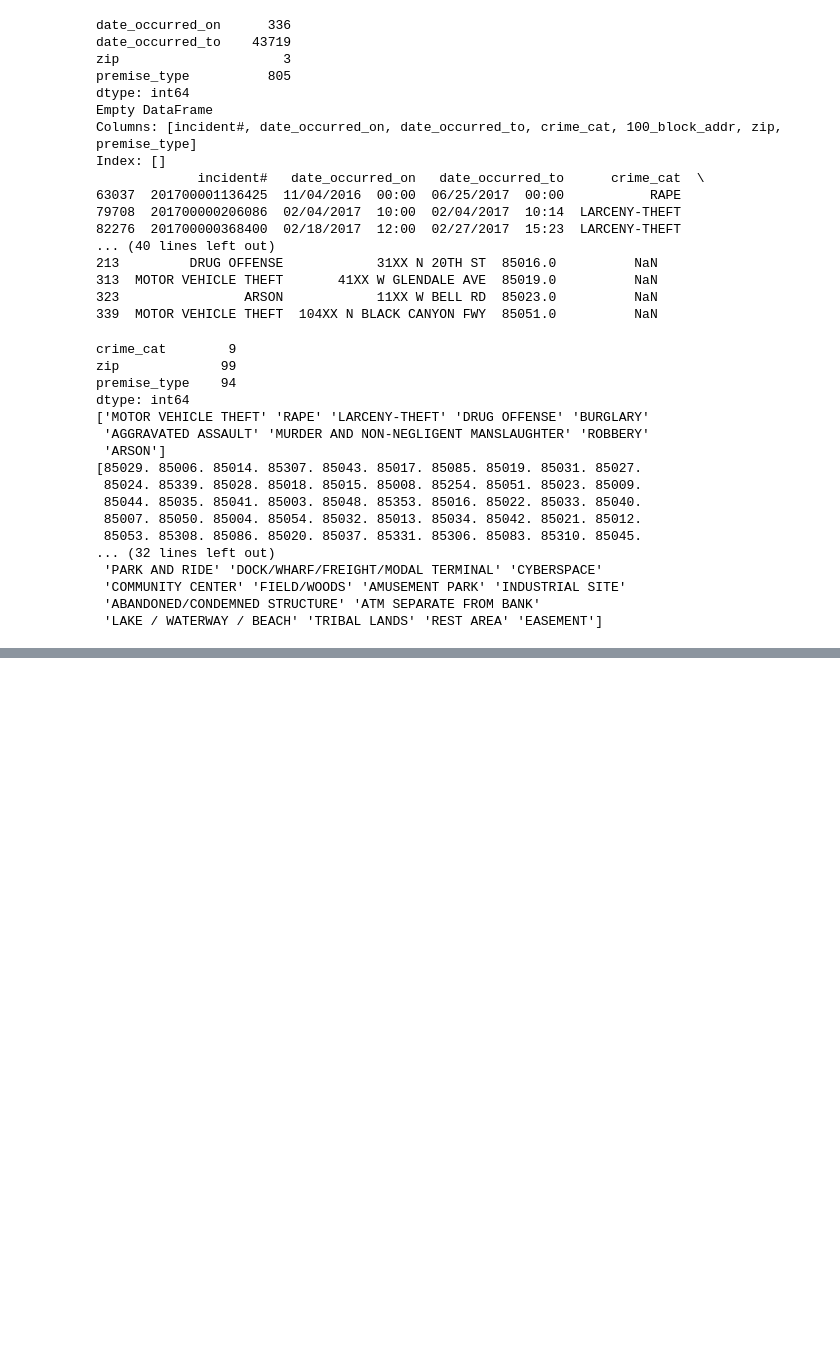
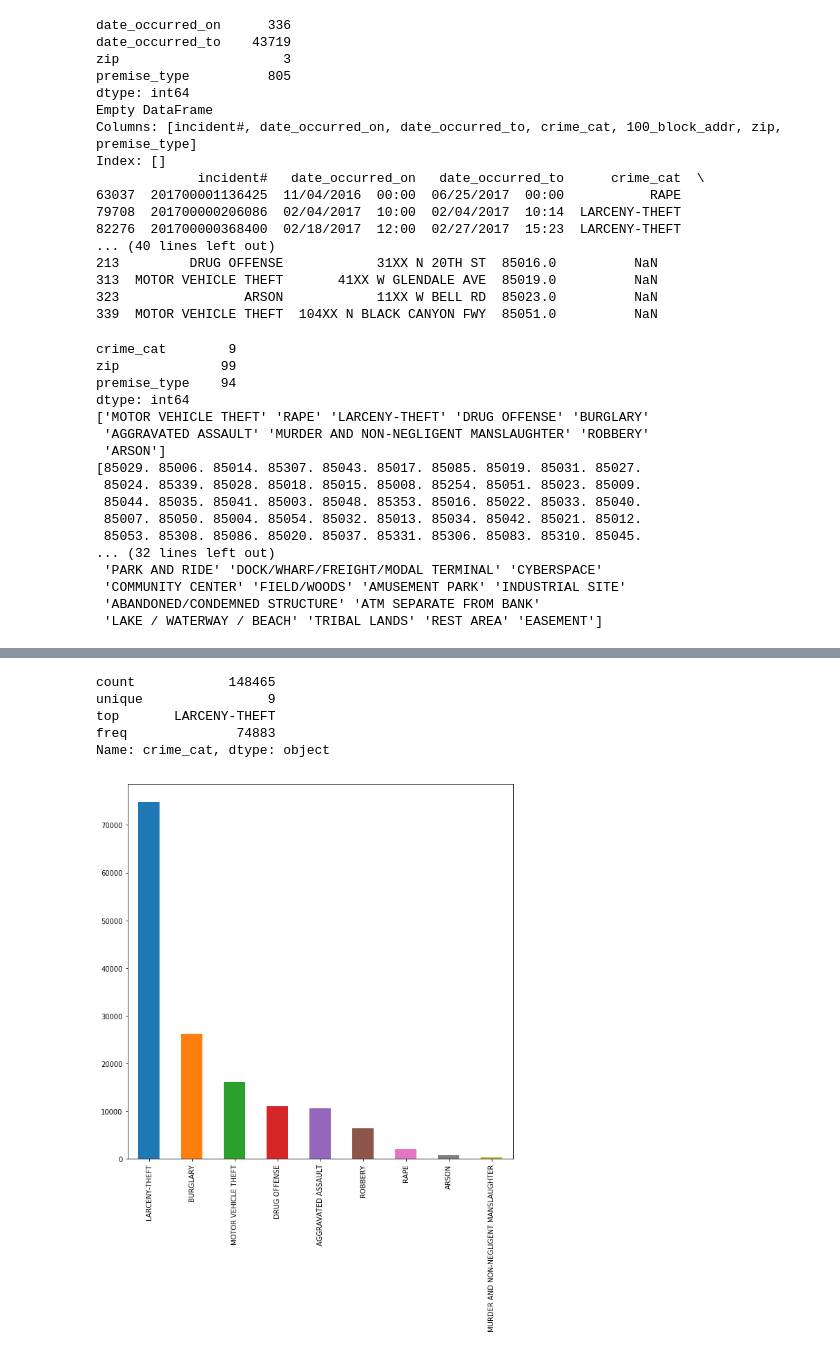
Before and after one commit to jpeterson28/DSCT_Capstone1, a Jupyter notebook: Code.ipynb, the cells around one changed output, grey strips where cells are left out. Cells and saved outputs as stored; diff of their text form; code cells hidden in the pictures; blank space fills up the shorter version.

```diff
--- a/Code.ipynb
+++ b/Code.ipynb
@@ -96,0 +96,19 @@ dtype: int64
+# %%
+# Cleaning the data set
+
+# Remove missing zip code rows and convert to str
+crime_clean = crime.drop(crime.index[[63037, 79708, 82276]])
+print(crime_clean.loc[crime_clean['zip'].isna()])
+
+# Fill in missing date values with date_occurred_on or date_occurred_to
+crime_clean.date_occurred_on.fillna(crime_clean.date_occurred_to, inplace=True)
+print(crime_clean.iloc[248])
+crime_clean.date_occurred_to.fillna(crime_clean.date_occurred_on, inplace=True)
+print(crime_clean.iloc[24])
+print(crime_clean[['date_occurred_on', 'date_occurred_to']].isna().sum())
+
+# Premise type NaN convert to Unknown
+crime_clean.premise_type = crime_clean.premise_type.fillna('UNKNOWN')
+crime_clean.info()
+
+# Clean dataframe is called crime_clean
@@ -96,0 +133,12 @@ dtype: int64
+# %%
+# Exploratory Data Analysis
+
+crime_clean['crime_cat'].value_counts().plot(kind='bar', figsize=(10,10))
+crime_clean.crime_cat.describe()
+# %% [output]
+count            148465
+unique                9
+top       LARCENY-THEFT
+freq              74883
+Name: crime_cat, dtype: object
+[figure, added]
```
Also changed, not shown: parts of 8 cells of this notebook.
